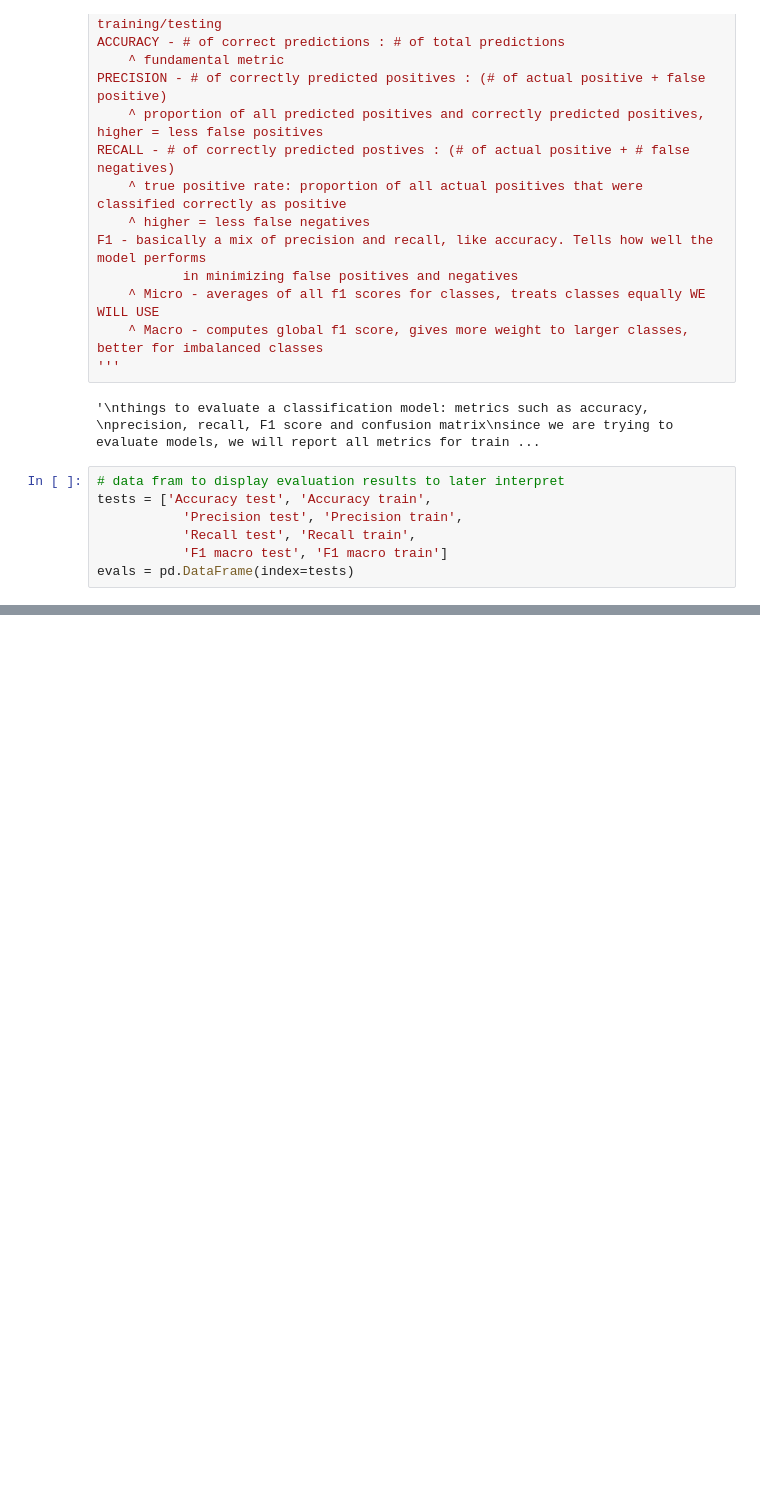
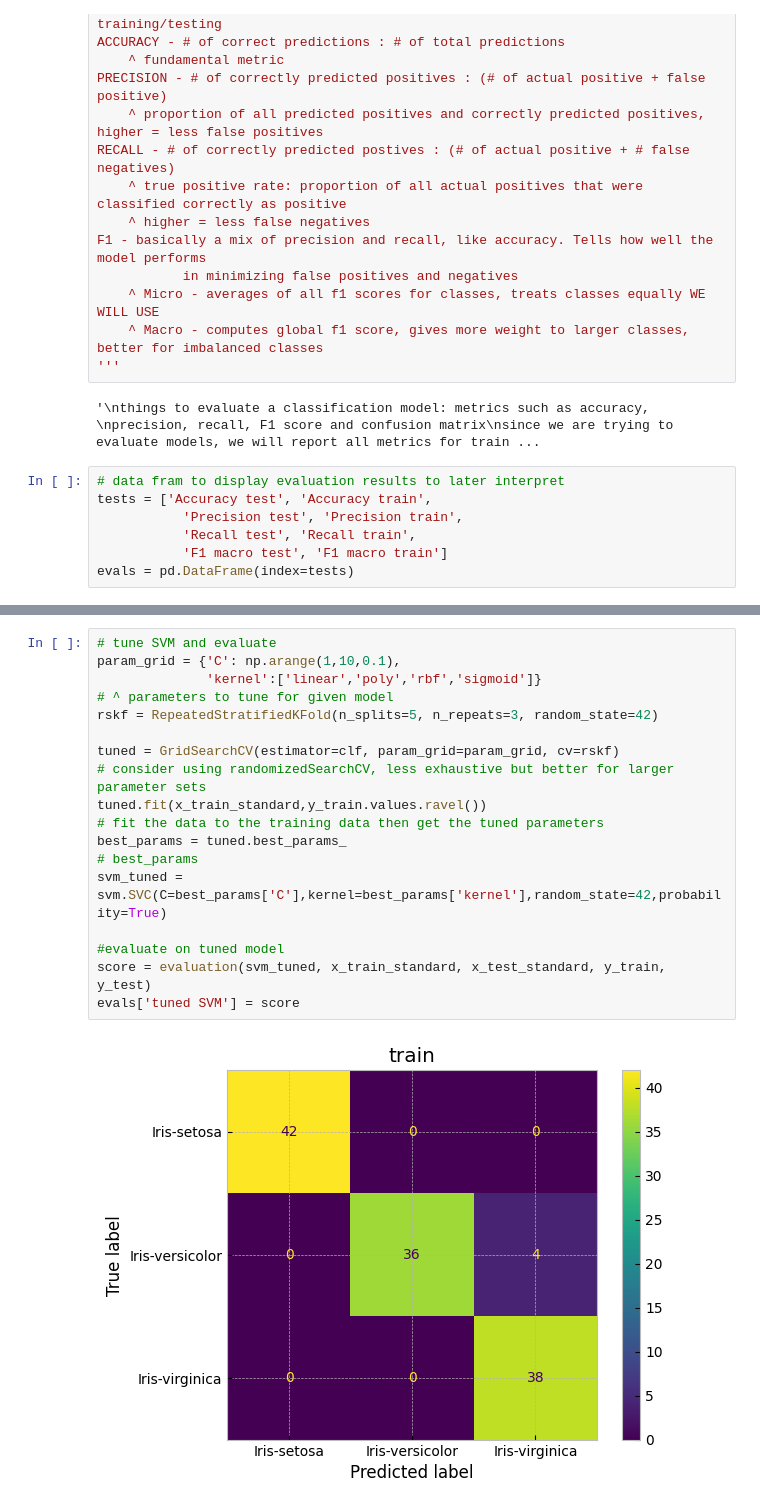
Before and after one commit to jhoang3/iris, a Jupyter notebook: iris.ipynb, the cells around one changed output, grey strips where cells are left out. Saved outputs shown, nothing was run; the diff lists cells and outputs as text; blank space fills up the shorter version.

```diff
--- a/iris.ipynb
+++ b/iris.ipynb
@@ -349,0 +369,20 @@ evals
+# %%
+# tune SVM and evaluate
+param_grid = {'C': np.arange(1,10,0.1),
+              'kernel':['linear','poly','rbf','sigmoid']}
+# ^ parameters to tune for given model
+rskf = RepeatedStratifiedKFold(n_splits=5, n_repeats=3, random_state=42)
+
+tuned = GridSearchCV(estimator=clf, param_grid=param_grid, cv=rskf)
+# consider using randomizedSearchCV, less exhaustive but better for larger parameter sets
+tuned.fit(x_train_standard,y_train.values.ravel())
+# fit the data to the training data then get the tuned parameters
+best_params = tuned.best_params_
+# best_params
+svm_tuned = svm.SVC(C=best_params['C'],kernel=best_params['kernel'],random_state=42,probability=True)
+
+#evaluate on tuned model
+score = evaluation(svm_tuned, x_train_standard, x_test_standard, y_train, y_test)
+evals['tuned SVM'] = score
+# %% [output]
+[figure, added]
```
Also changed, not shown: parts of 14 cells of this notebook.
